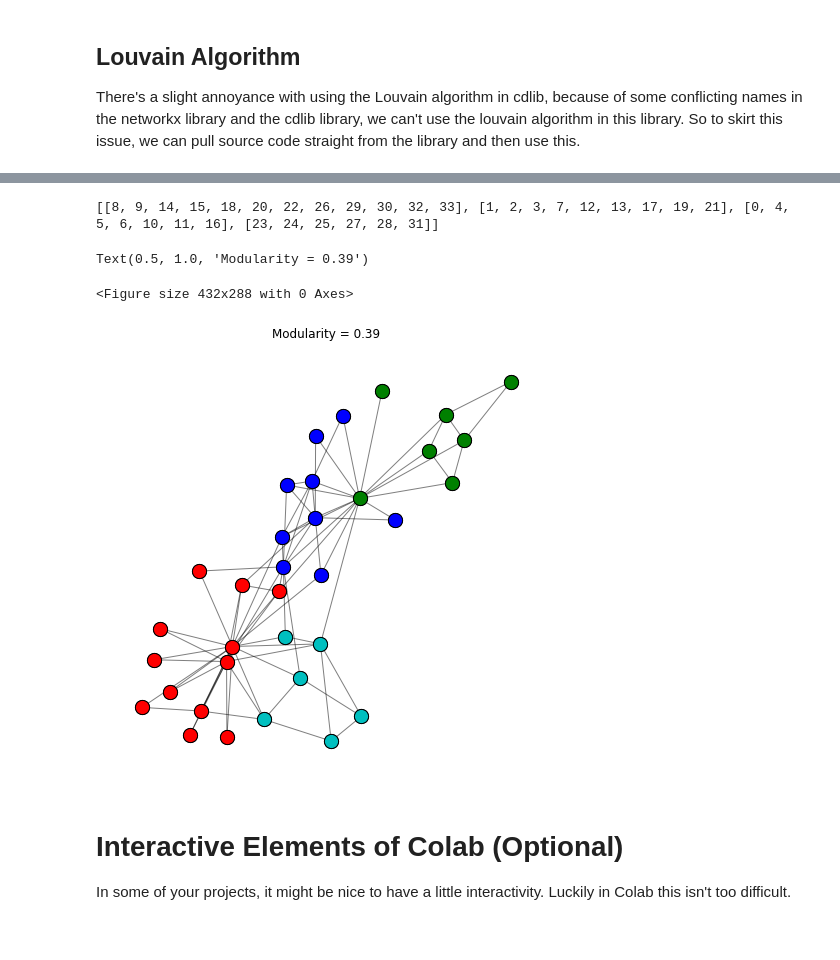
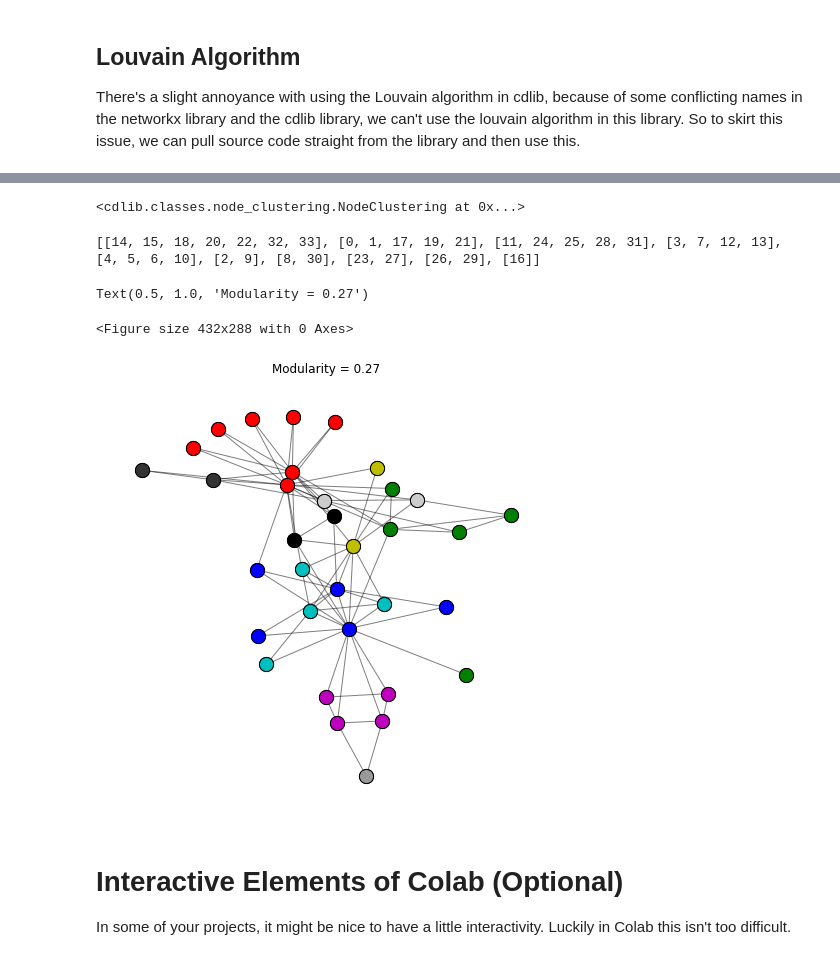
Before and after one commit to joseph-c-mcguire/Math-of-data-science, a Jupyter notebook: MATH_476_Python_Tutorial.ipynb, the cells around one changed output, grey strips where cells are left out. Drawn from its saved outputs; the diff is of its cells as text; code cells hidden in the pictures.

```diff
--- a/MATH_476_Python_Tutorial.ipynb
+++ b/MATH_476_Python_Tutorial.ipynb
@@ -378,30 +383,35 @@ TypeError: ignored
+# %%
+import cdlib.algorithms as cd
+cd.louvain(G)
+# %% [output]
+<cdlib.classes.node_clustering.NodeClustering at 0x...>
 # %%
 import networkx as nx
 import cdlib.algorithms as algo
 import cdlib.viz as viz
 import matplotlib.pyplot as plt
 
 
 # Let's look at the Zachary Karate Club
 G = nx.karate_club_graph()
 # Call the spectral clustering function, the result is a node_clustering object in the cdlib
 # library
 # This will require the maximum number of clusters that we want to test for
-node_cluster = algo.r_spectral_clustering(G,n_clusters=4, method="regularized", percentile=20)
+node_cluster = algo.r_spectral_clustering(G,n_clusters=10, method="vanilla")
 # We get the communities of this
 com = node_cluster.communities
 print(com)
 # Then we'll use the cdlib functionality for vizualization
 plt.figure(0)
 viz.plot_network_clusters(G, node_cluster)
 # We can also extract the modularity of this
 mod = node_cluster.newman_girvan_modularity()
 plt.title('Modularity = ' + str(round(mod.score,2)))
 # %% [output]
-[[8, 9, 14, 15, 18, 20, 22, 26, 29, 30, 32, 33], [1, 2, 3, 7, 12, 13, 17, 19, 21], [0, 4, 5, 6, 10, 11, 16], [23, 24, 25, 27, 28, 31]]
+[[14, 15, 18, 20, 22, 32, 33], [0, 1, 17, 19, 21], [11, 24, 25, 28, 31], [3, 7, 12, 13], [4, 5, 6, 10], [2, 9], [8, 30], [23, 27], [26, 29], [16]]
-Text(0.5, 1.0, 'Modularity = 0.39')
+Text(0.5, 1.0, 'Modularity = 0.27')
 <Figure size 432x288 with 0 Axes>
-[figure, old version]
+[figure, new version]
 # %% [markdown]
 # Interactive Elements of Colab (Optional)
 
```
Also changed, not shown: parts of 3 cells of this notebook.
